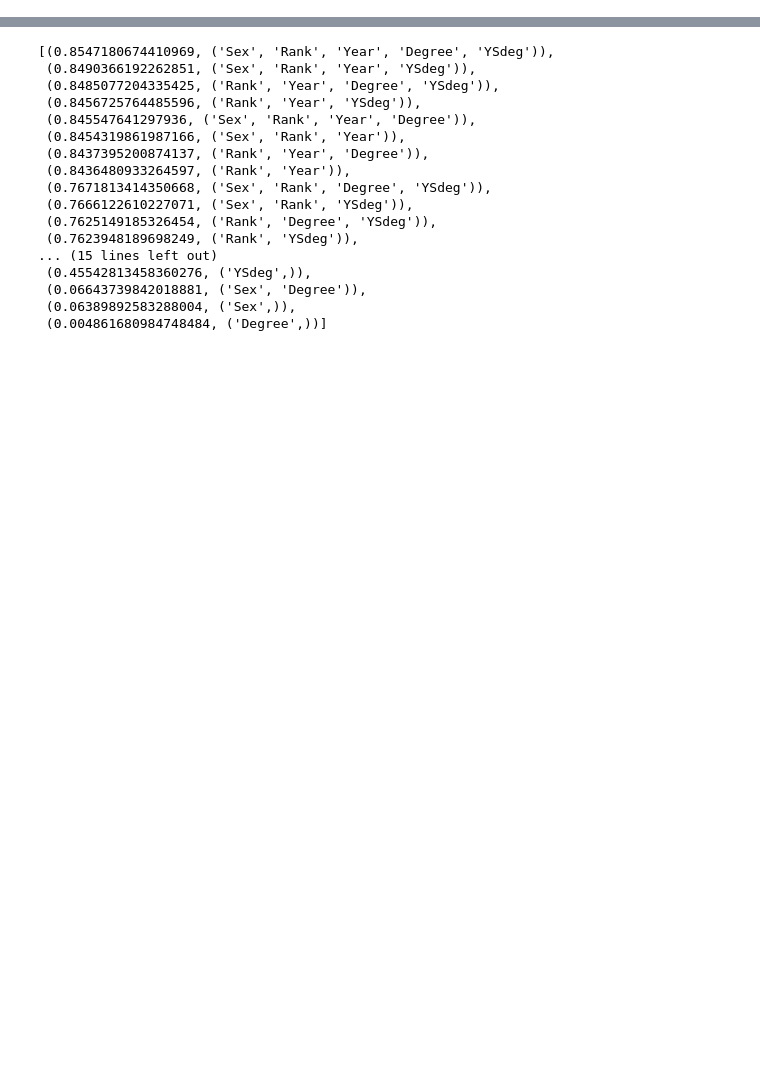
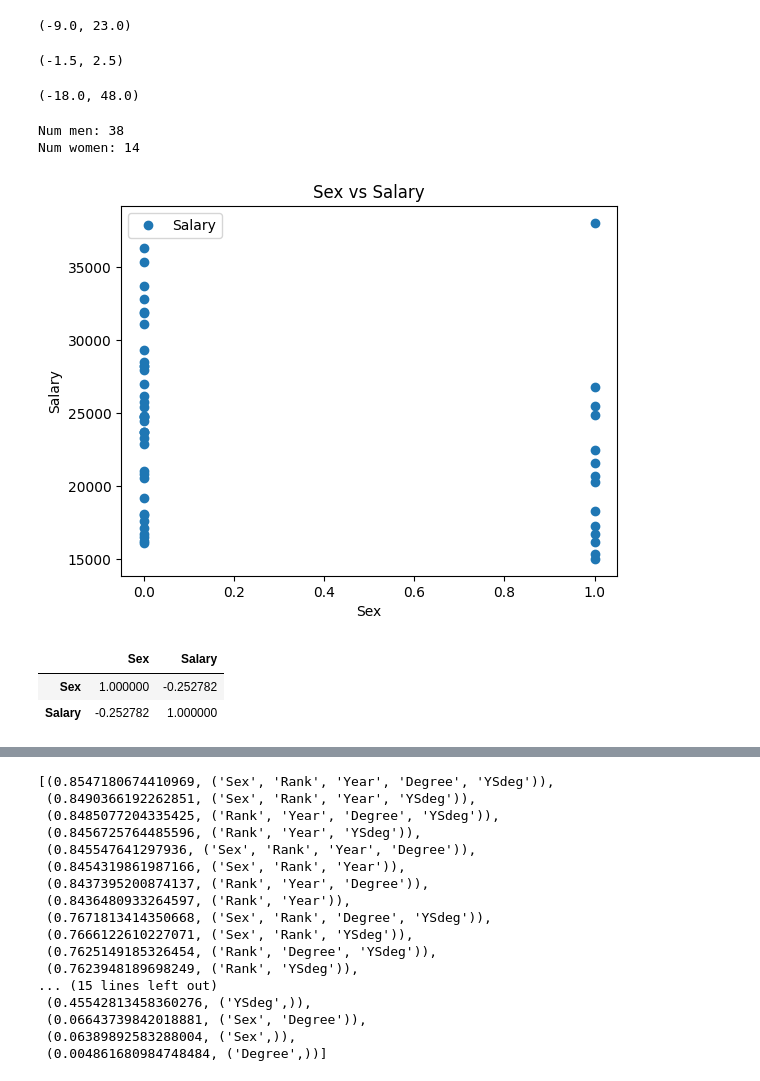
Before and after one commit to Jithu1602/Assignment-7, a Jupyter notebook: Assignment 7.ipynb, the cells around one changed output, grey strips where cells are left out. Saved outputs shown, nothing was run; the diff lists cells and outputs as text; code cells hidden in the pictures; blank space fills up the shorter version.

```diff
--- a/Assignment 7.ipynb
+++ b/Assignment 7.ipynb
@@ -6,6 +5,6 @@ from sklearn import linear_model
 import itertools as it
 # %%
-dataset = pd.read_fwf("salary.txt", header=None,
+data = pd.read_fwf("salary.txt", header=None,
                  names=["Sex", "Rank", "Year", "Degree", "YSdeg", "Salary"])
 # %%
 salary_discrim_cols = ['Sex', 'Rank', 'Year', 'Degree', 'YSdeg']
@@ -11,0 +53,2 @@ salary_discrim_cols = ['Sex', 'Rank', 'Year', 'Degree', 'YSdeg']
+# %%
+data = data.drop_duplicates()
@@ -11,0 +81,21 @@ salary_discrim_cols = ['Sex', 'Rank', 'Year', 'Degree', 'YSdeg']
+# %%
+iqr = data['Year'].quantile(0.75) - data['Year'].quantile(0.25)
+upper_threshold = data['Year'].quantile(0.75) + (1.5 * iqr)
+lower_threshold = data['Year'].quantile(0.25) - (1.5 * iqr)
+lower_threshold, upper_threshold
+# %% [output]
+(-9.0, 23.0)
+# %%
+iqr = data['Degree'].quantile(0.75) - data['Degree'].quantile(0.25)
+upper_threshold = data['Degree'].quantile(0.75) + (1.5 * iqr)
+lower_threshold = data['Degree'].quantile(0.25) - (1.5 * iqr)
+lower_threshold, upper_threshold
+# %% [output]
+(-1.5, 2.5)
+# %%
+iqr = data['YSdeg'].quantile(0.75) - data['YSdeg'].quantile(0.25)
+upper_threshold = data['YSdeg'].quantile(0.75) + (1.5 * iqr)
+lower_threshold = data['YSdeg'].quantile(0.25) - (1.5 * iqr)
+lower_threshold, upper_threshold
+# %% [output]
+(-18.0, 48.0)
@@ -11,0 +104,20 @@ salary_discrim_cols = ['Sex', 'Rank', 'Year', 'Degree', 'YSdeg']
+# %%
+num_by_sex = data.Sex.value_counts()
+print('Num men: {}\nNum women: {}'.format(num_by_sex[0], num_by_sex[1]))
+# %% [output]
+Num men: 38
+Num women: 14
+# %%
+data.plot(x='Sex', y='Salary', style='o')
+plt.title('Sex vs Salary')
+plt.xlabel('Sex')
+plt.ylabel('Salary')
+plt.show()
+# %% [output]
+[figure, added]
+# %%
+data[['Sex','Salary']].corr()
+# %% [output]
+|  | Sex | Salary |
+| Sex | 1.000000 | -0.252782 |
+| Salary | -0.252782 | 1.000000 |
```
Also changed, not shown: parts of 41 cells of this notebook.
